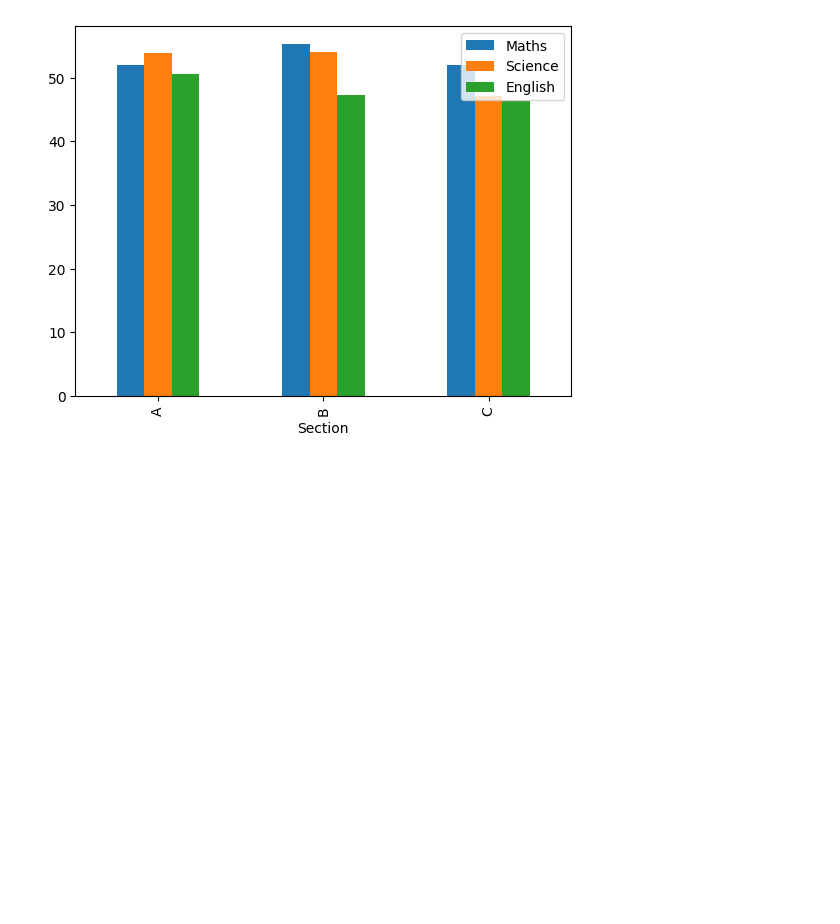
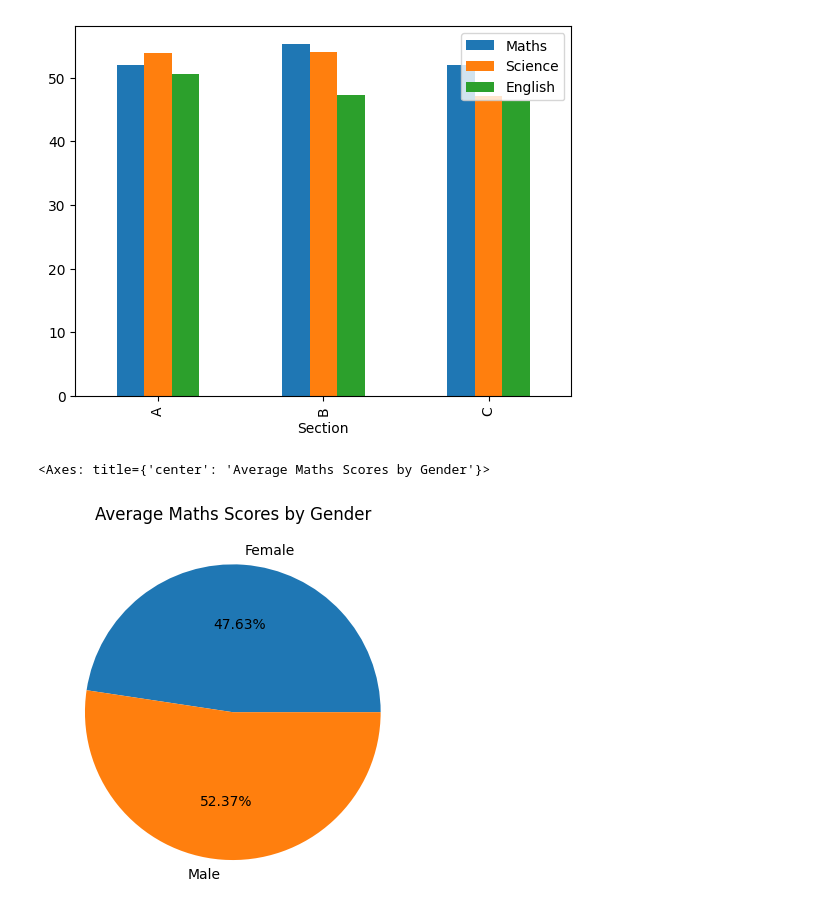
Before and after one commit to Balu-Palle/jupyterNotebook, a Jupyter notebook: 1.ipynb, the cells around one changed output. Cells and saved outputs as stored; diff of their text form; code cells hidden in the pictures; blank space fills up the shorter version.

```diff
--- a/1.ipynb
+++ b/1.ipynb
@@ -109,3 +109,9 @@ df.groupby('Section')[['Maths','Science','English']].mean().plot(kind='bar')
 # %% [output]
 <Axes: xlabel='Section'>
 [figure]
+# %%
+mr=df.groupby('Gender')['Maths'].mean()
+mr.plot(kind='pie', title='Average Maths Scores by Gender', autopct='%1.2f%%')
+# %% [output]
+<Axes: title={'center': 'Average Maths Scores by Gender'}>
+[figure, added]
```
Also changed, not shown: parts of 2 cells of this notebook.
